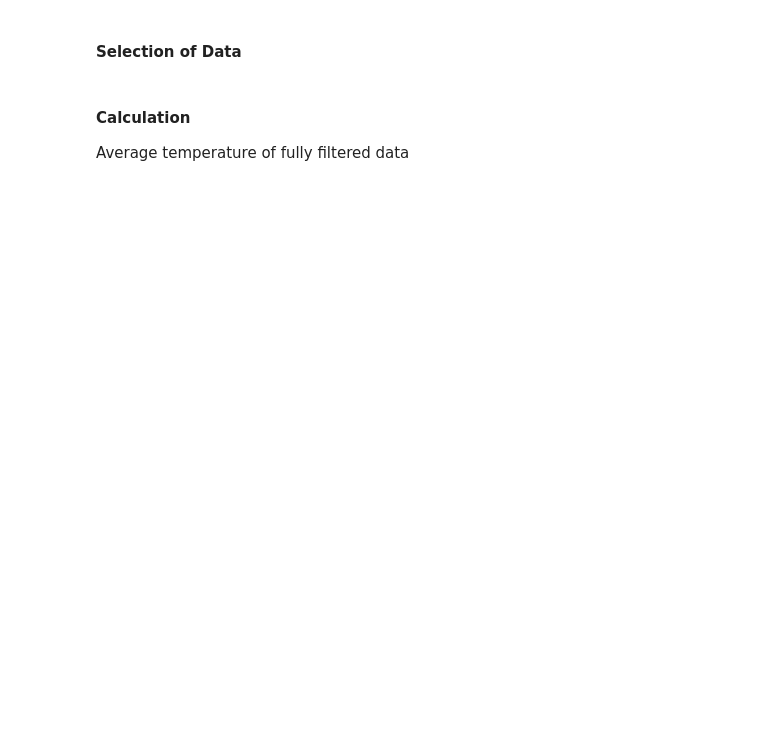
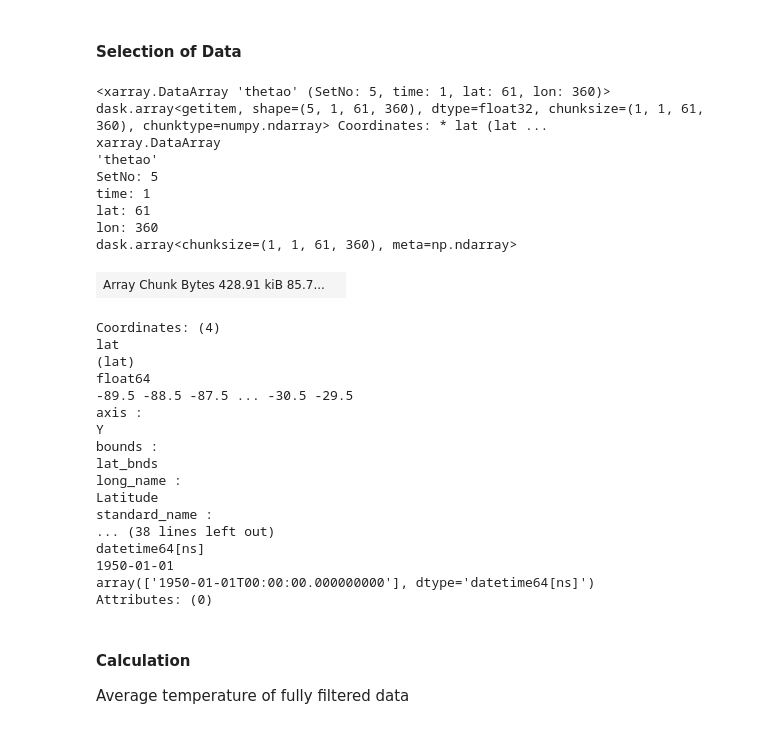
Before and after one commit to el1247/BAS_AI4ER_SAM, a Jupyter notebook: notebooks/exploratory/1.0_el_ESM3Analysis.ipynb, the cells around one changed output. Drawn from its saved outputs; the diff is of its cells as text; code cells hidden in the pictures; blank space fills up the shorter version.

```diff
--- a/notebooks/exploratory/1.0_el_ESM3Analysis.ipynb
+++ b/notebooks/exploratory/1.0_el_ESM3Analysis.ipynb
@@ -250,13 +144,36 @@ v20190826
 # %% [markdown]
 #### Selection of Data
 # %%
-dataListFiltLatLev = []
-dataListFiltFull = []
-for i in range(fileCount):
-    dataFiltLatLev = fileSetList[i].thetao.sel(lat=slice(-89.5,-29.5), lev=5.0)
-    dataFiltFull = dataFiltLatLev.sel(time='1950-01')
-    dataListFiltLatLev.append(dataFiltLatLev)
-    dataListFiltFull.append(dataFiltFull)
+dataFiltLatLev = fileSet.thetao.sel(lat=slice(-89.5,-29.5), lev=5.0)
+dataFiltFull = dataFiltLatLev.sel(time='1950-01')
+dataFiltFull
+# %% [output]
+<xarray.DataArray 'thetao' (SetNo: 5, time: 1, lat: 61, lon: 360)> dask.array<getitem, shape=(5, 1, 61, 360), dtype=float32, chunksize=(1, 1, 61, 360), chunktype=numpy.ndarray> Coordinates: * lat (lat ...
+xarray.DataArray
+'thetao'
+SetNo: 5
+time: 1
+lat: 61
+lon: 360
+dask.array<chunksize=(1, 1, 61, 360), meta=np.ndarray>
+| Array Chunk Bytes 428.91 kiB 85.7... |  |
+Coordinates: (4)
+lat
+(lat)
+float64
+-89.5 -88.5 -87.5 ... -30.5 -29.5
+axis :
+Y
+bounds :
+lat_bnds
+long_name :
+Latitude
+standard_name :
+... (38 lines left out)
+datetime64[ns]
+1950-01-01
+array(['1950-01-01T00:00:00.000000000'], dtype='datetime64[ns]')
+Attributes: (0)
 # %% [markdown]
 #### Calculation
 Average temperature of fully filtered data
```
Also changed, not shown: parts of 5 cells of this notebook.
